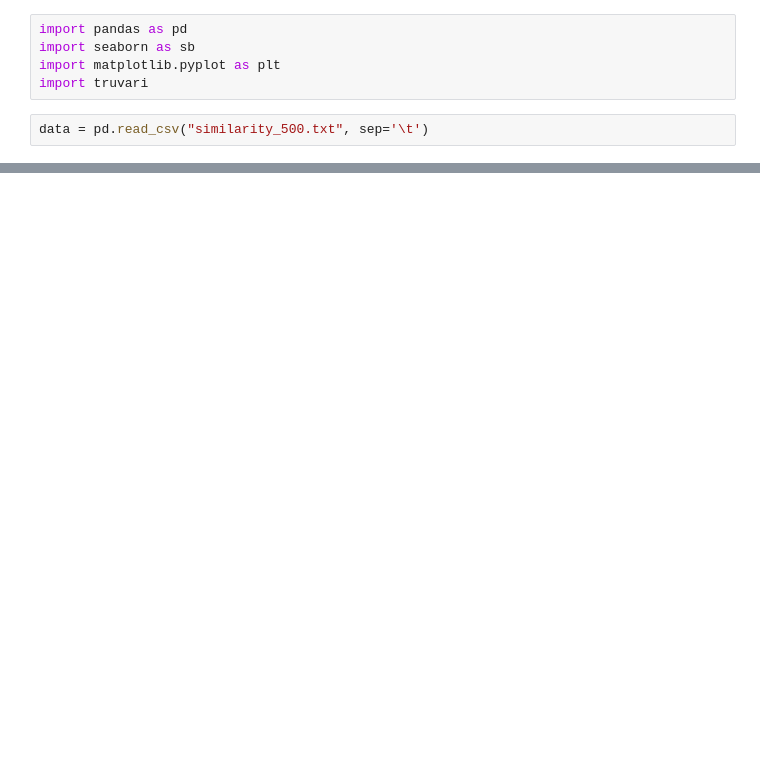
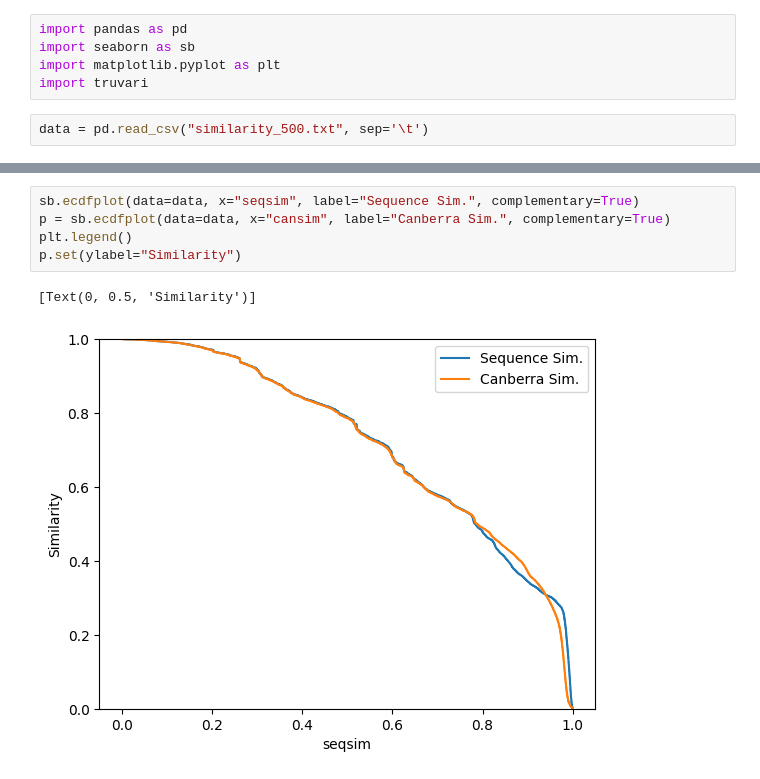
Before and after one commit to fabio-cunial/kanpig_experiments, a Jupyter notebook: manuscript/figure1/SeqSimilarity.ipynb, the cells around one changed output, grey strips where cells are left out. Cells and saved outputs as stored; diff of their text form; blank space fills up the shorter version.

```diff
--- a/manuscript/figure1/SeqSimilarity.ipynb
+++ b/manuscript/figure1/SeqSimilarity.ipynb
@@ -40,0 +32,8 @@ p.set(title="Sequence Similarity vs Canberra Similarity", ylabel="Canberra Sim."
+# %%
+sb.ecdfplot(data=data, x="seqsim", label="Sequence Sim.", complementary=True)
+p = sb.ecdfplot(data=data, x="cansim", label="Canberra Sim.", complementary=True)
+plt.legend()
+p.set(ylabel="Similarity")
+# %% [output]
+[Text(0, 0.5, 'Similarity')]
+[figure, added]
```
Also changed, not shown: parts of 9 cells of this notebook, 1 other file.
